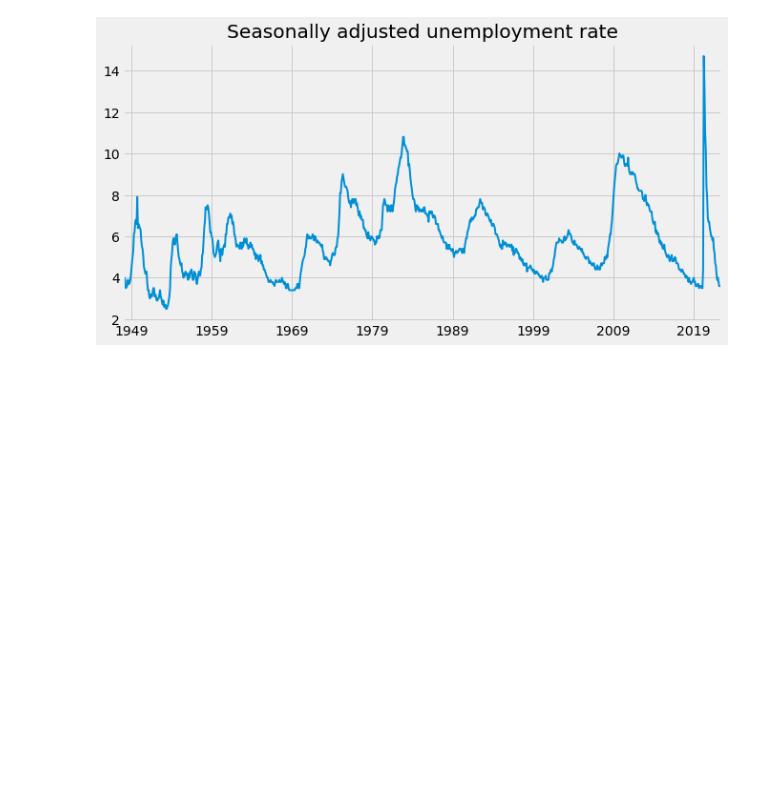
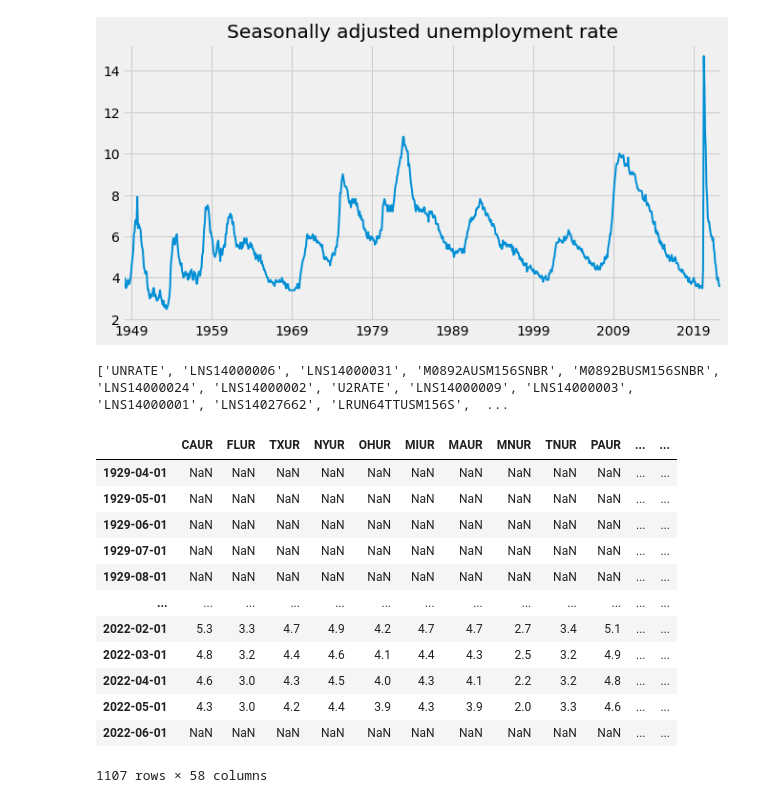
Before and after one commit to seth-z-fry/Economic_Analysis, a Jupyter notebook: EconomicExploration.ipynb, the cells around one changed output. Drawn from its saved outputs; the diff is of its cells as text; code cells hidden in the pictures; blank space fills up the shorter version.

Commit message:
General data cleaning, state designation

```diff
--- a/EconomicExploration.ipynb
+++ b/EconomicExploration.ipynb
@@ -51,3 +51,39 @@ unrate.plot(figsize=(10,5), title='Seasonally adjusted unemployment rate', lw=2)
 # %%
 #check for more specific unemployment data
 unemp_df = fred.search('unemployment rate state', filter=('frequency', 'Monthly'))
+
+#Filtering the unemp_df set some
+unemp_df = unemp_df.query('seasonal_adjustment == "Seasonally Adjusted" and units == "Percent"')
+
+#Further filtering to find the rate in the title
+
+unemp_df = unemp_df.loc[unemp_df['title'].str.contains('Unemployment Rate')]
+# %%
+all_results = []
+
+for myid in unemp_df.index:
+    results = fred.get_series(myid)
+    results = results.to_frame(name=myid)
+    all_results.append(results)
+unemp_results = pd.concat(all_results, axis=1)
+# %%
+#I need to pull data that cooresponds to states only
+#After checking the data UR is in each column that represents each state.
+unemp_results_cols = [col for col in unemp_results.columns if 'UR' not in col]
+print(unemp_results_cols)
+unemp_results.drop(['UNRATE', 'LNS14000006', 'LNS14000031', 'M0892AUSM156SNBR', 'M0892BUSM156SNBR', 'LNS14000024', 'LNS14000002', 'U2RATE', 'LNS14000009', 'LNS14000003', 'LNS14000001', 'LNS14027662', 'LRUN64TTUSM156S', 'LNS14032183', 'LNS14000012', 'LNS14027660', 'LASMT261982000000003', 'LASMT391746000000003', 'LNS14000018', 'LNS14000060', 'LNS14024887', 'LNS14027659', 'LNS14000036', 'LNS14000032', 'LRUN24TTUSM156S', 'LNS14027689', 'LNS14000028', 'LRHUTTTTUSM156S', 'LNS14024230', 'LRUNTTTTUSM156S', 'LNS14000029', 'LNS14000026', 'LNS14000150', 'LNS14000048', 'LNS14000315', 'LNS14000025', 'LNS14000089', 'LNS14200000'], axis=1)
+# %% [output]
+['UNRATE', 'LNS14000006', 'LNS14000031', 'M0892AUSM156SNBR', 'M0892BUSM156SNBR', 'LNS14000024', 'LNS14000002', 'U2RATE', 'LNS14000009', 'LNS14000003', 'LNS14000001', 'LNS14027662', 'LRUN64TTUSM156S',  ...
+|  | CAUR | FLUR | TXUR | NYUR | OHUR | MIUR | MAUR | MNUR | TNUR | PAUR | ... | ... |
+| 1929-04-01 | NaN | NaN | NaN | NaN | NaN | NaN | NaN | NaN | NaN | NaN | ... | ... |
+| 1929-05-01 | NaN | NaN | NaN | NaN | NaN | NaN | NaN | NaN | NaN | NaN | ... | ... |
+| 1929-06-01 | NaN | NaN | NaN | NaN | NaN | NaN | NaN | NaN | NaN | NaN | ... | ... |
+| 1929-07-01 | NaN | NaN | NaN | NaN | NaN | NaN | NaN | NaN | NaN | NaN | ... | ... |
+| 1929-08-01 | NaN | NaN | NaN | NaN | NaN | NaN | NaN | NaN | NaN | NaN | ... | ... |
+| ... | ... | ... | ... | ... | ... | ... | ... | ... | ... | ... | ... | ... |
+| 2022-02-01 | 5.3 | 3.3 | 4.7 | 4.9 | 4.2 | 4.7 | 4.7 | 2.7 | 3.4 | 5.1 | ... | ... |
+| 2022-03-01 | 4.8 | 3.2 | 4.4 | 4.6 | 4.1 | 4.4 | 4.3 | 2.5 | 3.2 | 4.9 | ... | ... |
+| 2022-04-01 | 4.6 | 3.0 | 4.3 | 4.5 | 4.0 | 4.3 | 4.1 | 2.2 | 3.2 | 4.8 | ... | ... |
+| 2022-05-01 | 4.3 | 3.0 | 4.2 | 4.4 | 3.9 | 4.3 | 3.9 | 2.0 | 3.3 | 4.6 | ... | ... |
+| 2022-06-01 | NaN | NaN | NaN | NaN | NaN | NaN | NaN | NaN | NaN | NaN | ... | ... |
+1107 rows × 58 columns
```
